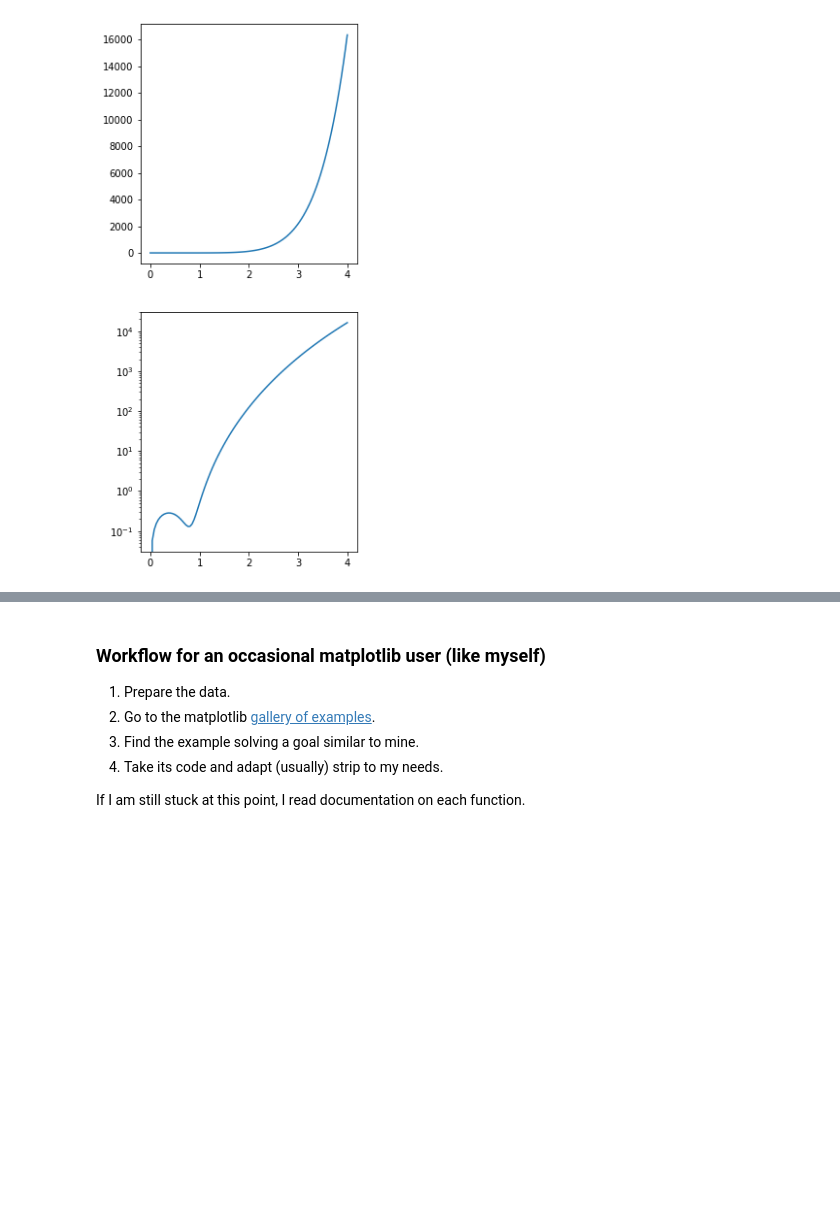
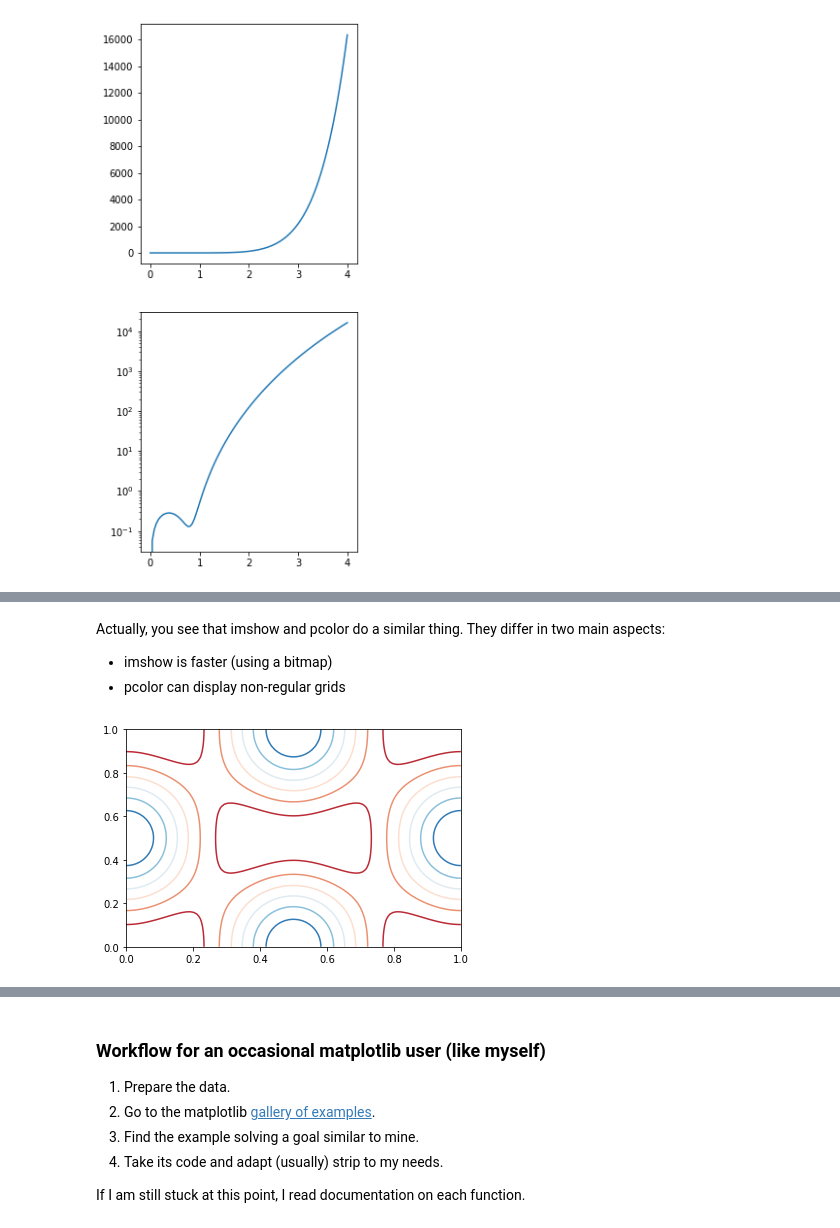
Before and after one commit to HiLASEPythonCourse/hilase-python-course-2021, a Jupyter notebook: 180_static_plots.ipynb, the cells around one changed output, grey strips where cells are left out. Saved outputs shown, nothing was run; the diff lists cells and outputs as text; code cells hidden in the pictures; blank space fills up the shorter version.

```diff
--- a/180_static_plots.ipynb
+++ b/180_static_plots.ipynb
@@ -388,0 +436,17 @@ ax[1].set_yscale("log")
+# %% [markdown]
+Actually, you see that imshow and pcolor do a similar thing. They differ in two main aspects:
+
+- imshow is faster (using a bitmap)
+- pcolor can display non-regular grids
+# %%
+fig, ax = plt.subplots()
+
+cnt = ax.contour(
+    Z,
+    cmap=matplotlib.cm.RdBu,
+    vmin=abs(Z).min(),
+    vmax=abs(Z).max(),
+    extent=[0, 1, 0, 1],
+)
+# %% [output]
+[figure, added]
```
Also changed, not shown: parts of 8 cells of this notebook.
